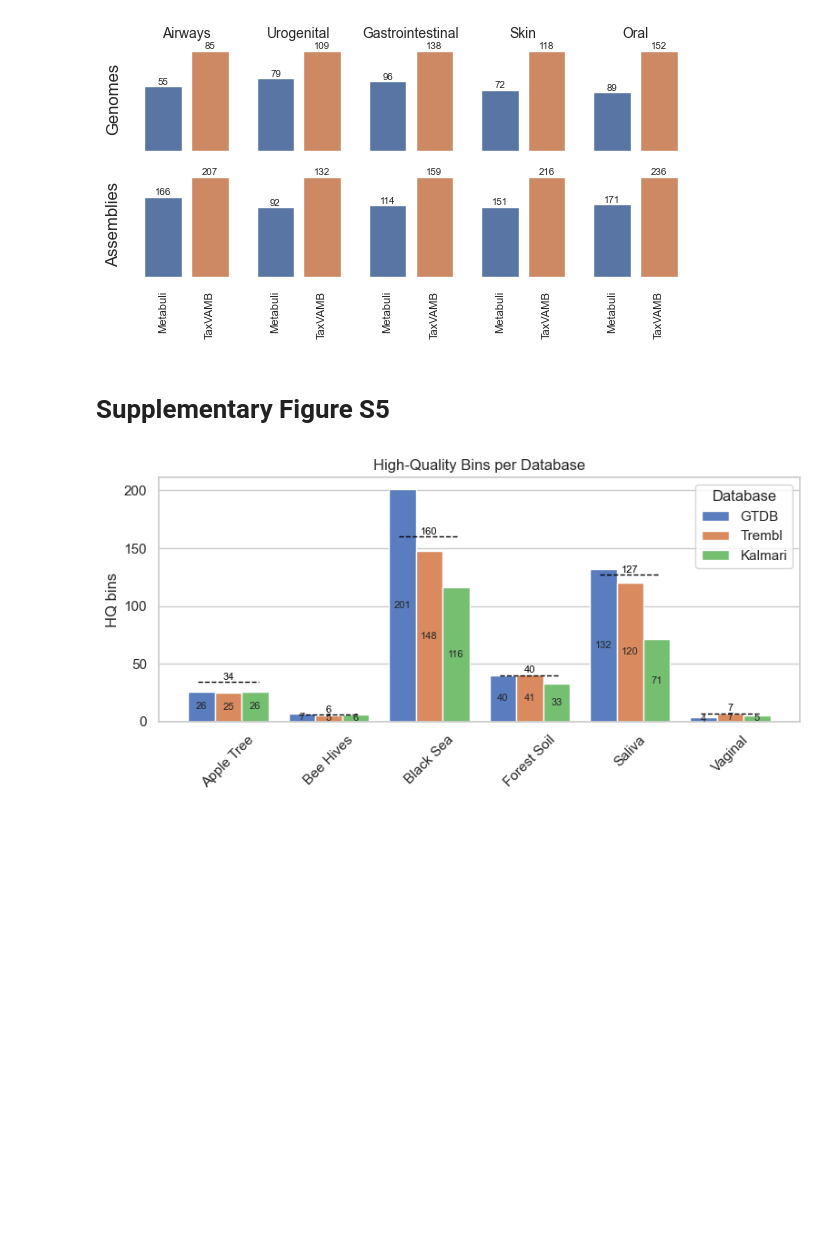
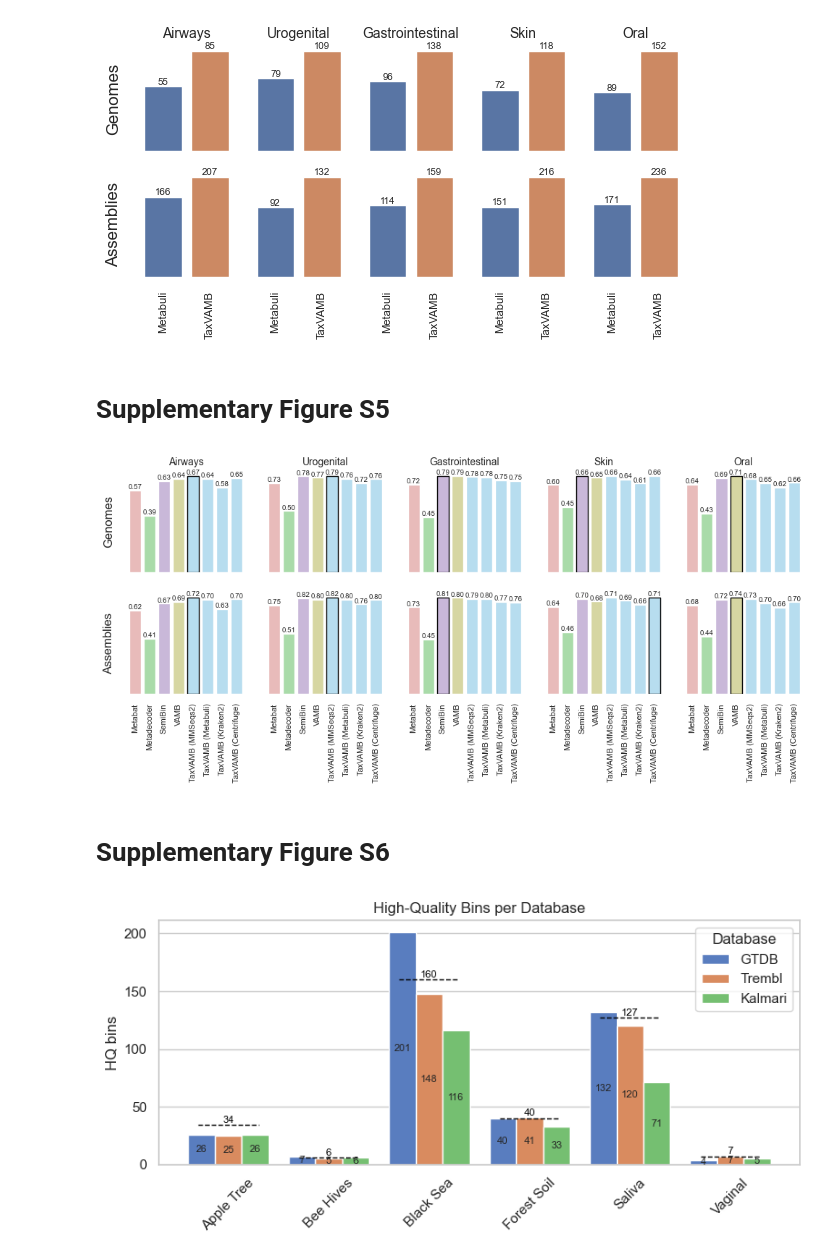
Before and after one commit to sgalkina/TaxVAMB_paper_figures, a Jupyter notebook: scripts_python/Figures.ipynb, the cells around one changed output. Cells and saved outputs as stored; diff of their text form; code cells hidden in the pictures; blank space fills up the shorter version.

Commit message:
New figure S5

```diff
--- a/scripts_python/Figures.ipynb
+++ b/scripts_python/Figures.ipynb
@@ -920,3 +920,5 @@ plt.savefig('../figures/supfigure5.pdf', bbox_inches = 'tight')
 plt.show()
 # %% [output]
 [figure]
+# %% [markdown]
+# Supplementary Figure S5
@@ -923,3 +960,78 @@ plt.show()
+# %%
+sns.set_theme(style="whitegrid")
+
+df_final = df[df['Tool_reclustering'].isin(with_reclustering)].copy()
+df_final['labels'] = df_final['Tool_reclustering'].map(label_map)
+df_final['Dataset'] = df_final['sample']
+
+f, axs = plt.subplots(2, 5, figsize=(12, 4), sharex=True, sharey=False)
+
+taxvamb_colors = ['#ade1f9']*4
+colors = ['#f0b3b2', '#a1e3a1', '#c9b3de', '#dedf99'] + taxvamb_colors
+
+map_labels = {
+    False: 'Genomes',
+    True: 'Assemblies',
+}
+
+for j, s in enumerate(['Airways', 'Urogenital', 'Gastrointestinal', 'Skin', 'Oral']):
+    df_s = df_final[df_final['Dataset'] == s]
+    sns.set_color_codes("pastel")
+    sns.despine(left=True, bottom=True)
+    for i, Y in enumerate([False, True]):
+        if Y:
+            df_sk = df_s[df_s['ASSEMBLY']]
+        else:
+            df_sk = df_s[~df_s['ASSEMBLY']]
+
+        ax = axs[i][j]
+        g = sns.barplot(
+            x="labels",
+            y='Mean bin F1',
+            data=df_sk,
+            hue='labels',
+            palette=colors,
+            orient='v',
+            hue_order=label_map_values,
+            order=label_map_values,
+            ax=ax,
+            legend=False,
+        )
+
+        heights = []
+        for bars in ax.containers:
+            ax.bar_label(bars, label_type='edge', fmt='{:.2f}', size=7)
+            for _, bar in enumerate(bars):
+                heights.append(bar.get_height())
+
+        if not np.all(np.isnan(np.array(heights))):
+            tallest = np.max(np.array(heights))
+            for m, height in enumerate(heights):
+                if height == tallest:
+                    ax.containers[m].patches[0].set_edgecolor('black')
+
+        ax.set_xlabel('')
+        if j != 0:
+            ax.set_ylabel('')
+        else:
+            ax.set_ylabel(map_labels[Y], fontsize=12)
+        if i == 0:
+            ax.set_title(s, fontsize=10)
+        ax.grid(False)
+
+
+for j in range(10):
+    ax = axs.flat[j]
+    ax.tick_params(axis='x', rotation=90)
+    ax.set_yticklabels([])
+    ax.set_xticks(list(range(len(label_map_values))))
+    ax.set_xticklabels(label_map_values, size=8)
+
+
+plt.savefig(f'../figures/supfigure_f1_score.pdf', bbox_inches = 'tight')
+plt.show()
+# %% [output]
+[figure, added]
 # %% [markdown]
-# Supplementary Figure S5
+# Supplementary Figure S6
 # %%
```
Also changed, not shown: parts of 13 cells of this notebook, 1 other file.
